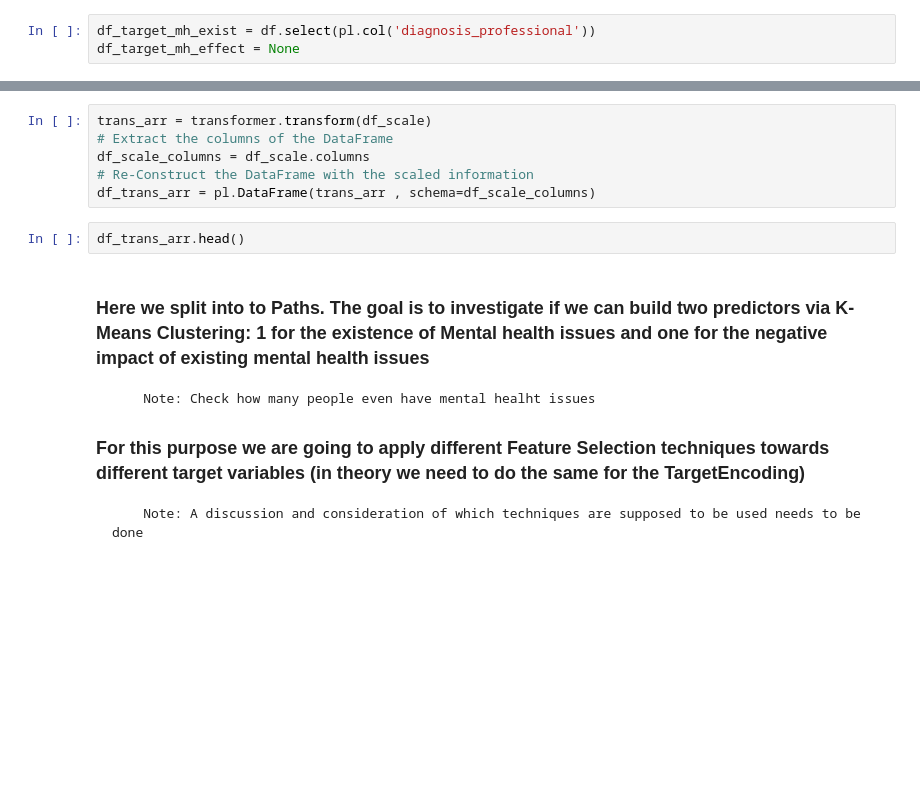
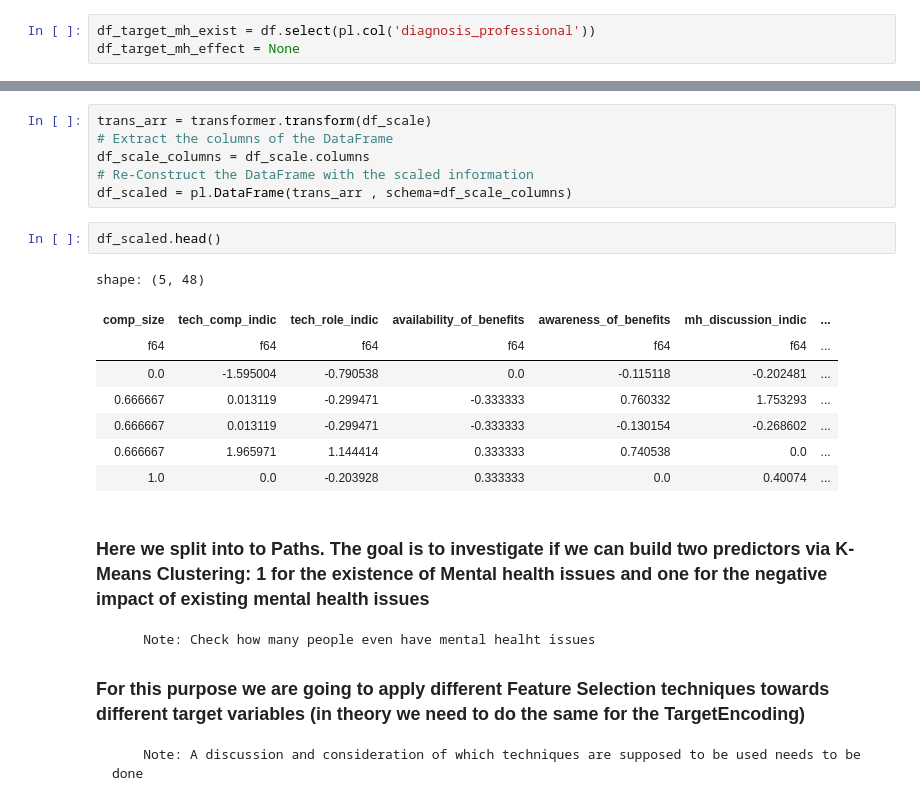
Before and after one commit to JanPhilippBittner/iu_mental_health_ml, a Jupyter notebook: Desktop/Arbeit/Arbeit/Universität/IU/Module/Semester 3/Machine learning - unsupervised learning/Project/first_draft.ipynb, the cells around one changed output, grey strips where cells are left out. Saved outputs shown, nothing was run; the diff lists cells and outputs as text; blank space fills up the shorter version.

```diff
--- a/Desktop/Arbeit/Arbeit/Universität/IU/Module/Semester 3/Machine learning - unsupervised learning/Project/first_draft.ipynb
+++ b/Desktop/Arbeit/Arbeit/Universität/IU/Module/Semester 3/Machine learning - unsupervised learning/Project/first_draft.ipynb
@@ -645,9 +718,18 @@ trans_arr = transformer.transform(df_scale)
 # Extract the columns of the DataFrame
 df_scale_columns = df_scale.columns
 # Re-Construct the DataFrame with the scaled information
-df_trans_arr = pl.DataFrame(trans_arr , schema=df_scale_columns)
+df_scaled = pl.DataFrame(trans_arr , schema=df_scale_columns)
 # %%
-df_trans_arr.head()
+df_scaled.head()
+# %% [output]
+shape: (5, 48)
+| comp_size | tech_comp_indic | tech_role_indic | availability_of_benefits | awareness_of_benefits | mh_discussion_indic | ... |
+| f64 | f64 | f64 | f64 | f64 | f64 | ... |
+| 0.0 | -1.595004 | -0.790538 | 0.0 | -0.115118 | -0.202481 | ... |
+| 0.666667 | 0.013119 | -0.299471 | -0.333333 | 0.760332 | 1.753293 | ... |
+| 0.666667 | 0.013119 | -0.299471 | -0.333333 | -0.130154 | -0.268602 | ... |
+| 0.666667 | 1.965971 | 1.144414 | 0.333333 | 0.740538 | 0.0 | ... |
+| 1.0 | 0.0 | -0.203928 | 0.333333 | 0.0 | 0.40074 | ... |
 # %% [markdown]
 ### Here we split into to Paths. The goal is to investigate if we can build two predictors via K-Means Clustering: 1 for the existence of Mental health issues and one for the negative impact of existing mental health issues
         Note: Check how many people even have mental healht issues
```
Also changed, not shown: parts of 83 cells of this notebook.
